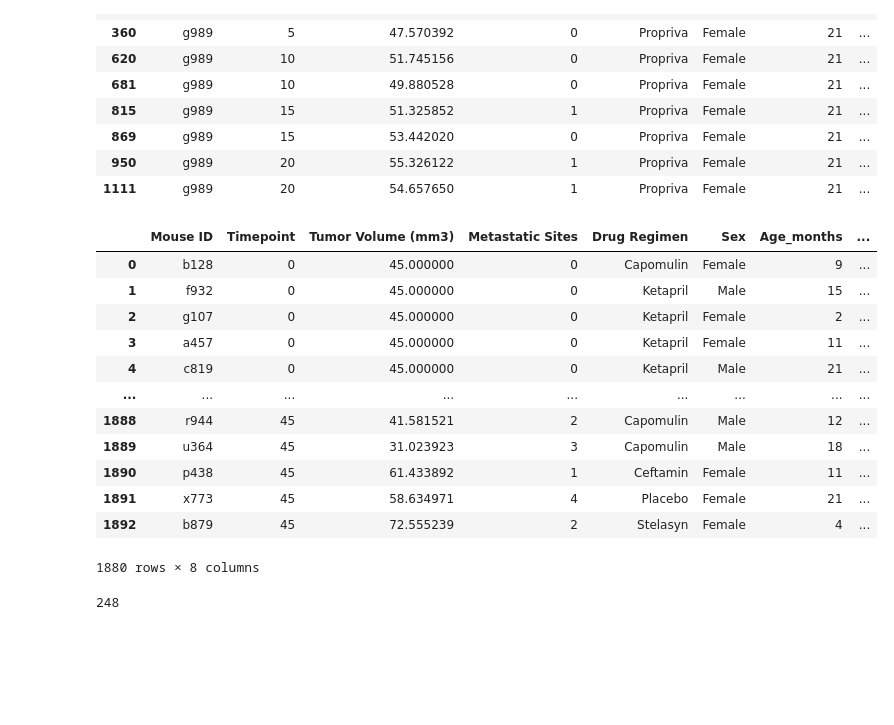
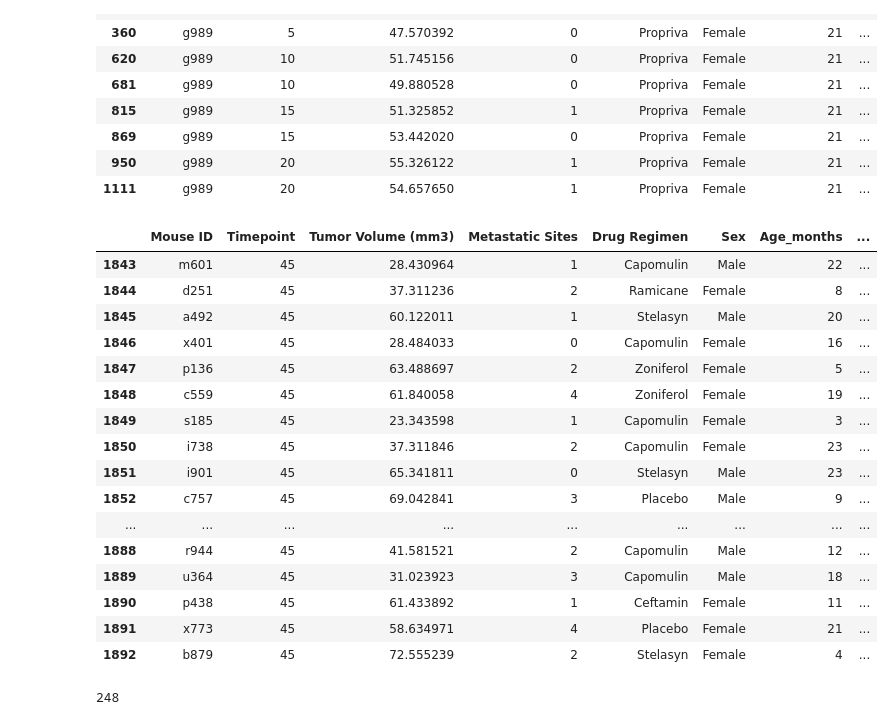
Before and after one commit to drupps/matplotlib-challenge, a Jupyter notebook: Pymaceuticals/pymaceuticals.ipynb, the cells around one changed output. Saved outputs shown, nothing was run; the diff lists cells and outputs as text; code cells hidden in the pictures; blank space fills up the shorter version.

```diff
--- a/Pymaceuticals/pymaceuticals.ipynb
+++ b/Pymaceuticals/pymaceuticals.ipynb
@@ -92,22 +93,26 @@ mouse_no_dup
 # %%
 # Create a clean DataFrame by dropping the duplicate mouse by its ID.
 
 mouse_clean_df = mouse_study_df.loc[mouse_study_df['Mouse ID'] != 'g989']
-mouse_clean_df
+mouse_clean_df.tail(50)
 # %% [output]
 |  | Mouse ID | Timepoint | Tumor Volume (mm3) | Metastatic Sites | Drug Regimen | Sex | Age_months | ... |
-| 0 | b128 | 0 | 45.000000 | 0 | Capomulin | Female | 9 | ... |
-| 1 | f932 | 0 | 45.000000 | 0 | Ketapril | Male | 15 | ... |
-| 2 | g107 | 0 | 45.000000 | 0 | Ketapril | Female | 2 | ... |
-| 3 | a457 | 0 | 45.000000 | 0 | Ketapril | Female | 11 | ... |
-| 4 | c819 | 0 | 45.000000 | 0 | Ketapril | Male | 21 | ... |
+| 1843 | m601 | 45 | 28.430964 | 1 | Capomulin | Male | 22 | ... |
+| 1844 | d251 | 45 | 37.311236 | 2 | Ramicane | Female | 8 | ... |
+| 1845 | a492 | 45 | 60.122011 | 1 | Stelasyn | Male | 20 | ... |
+| 1846 | x401 | 45 | 28.484033 | 0 | Capomulin | Female | 16 | ... |
+| 1847 | p136 | 45 | 63.488697 | 2 | Zoniferol | Female | 5 | ... |
+| 1848 | c559 | 45 | 61.840058 | 4 | Zoniferol | Female | 19 | ... |
+| 1849 | s185 | 45 | 23.343598 | 1 | Capomulin | Female | 3 | ... |
+| 1850 | i738 | 45 | 37.311846 | 2 | Capomulin | Female | 23 | ... |
+| 1851 | i901 | 45 | 65.341811 | 0 | Stelasyn | Male | 23 | ... |
+| 1852 | c757 | 45 | 69.042841 | 3 | Placebo | Male | 9 | ... |
 | ... | ... | ... | ... | ... | ... | ... | ... | ... |
 | 1888 | r944 | 45 | 41.581521 | 2 | Capomulin | Male | 12 | ... |
 | 1889 | u364 | 45 | 31.023923 | 3 | Capomulin | Male | 18 | ... |
 | 1890 | p438 | 45 | 61.433892 | 1 | Ceftamin | Female | 11 | ... |
 | 1891 | x773 | 45 | 58.634971 | 4 | Placebo | Female | 21 | ... |
 | 1892 | b879 | 45 | 72.555239 | 2 | Stelasyn | Female | 4 | ... |
-1880 rows × 8 columns
 # %%
 # Checking the number of mice in the clean DataFrame.
 
```
Also changed, not shown: parts of 12 cells of this notebook.
